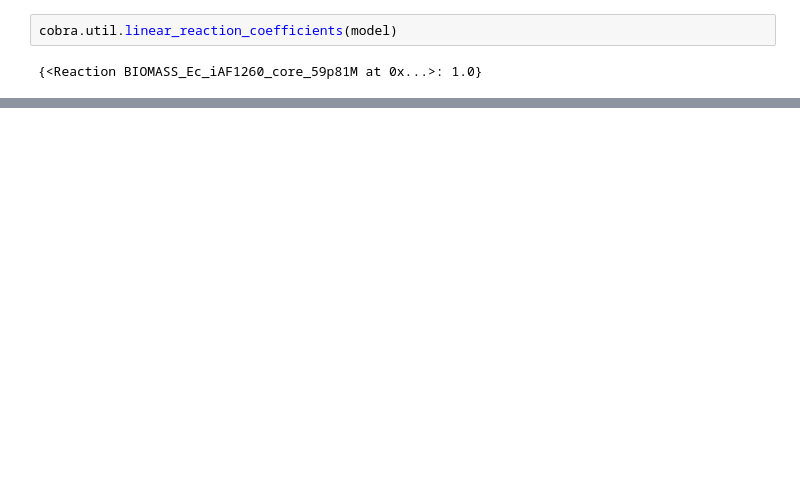
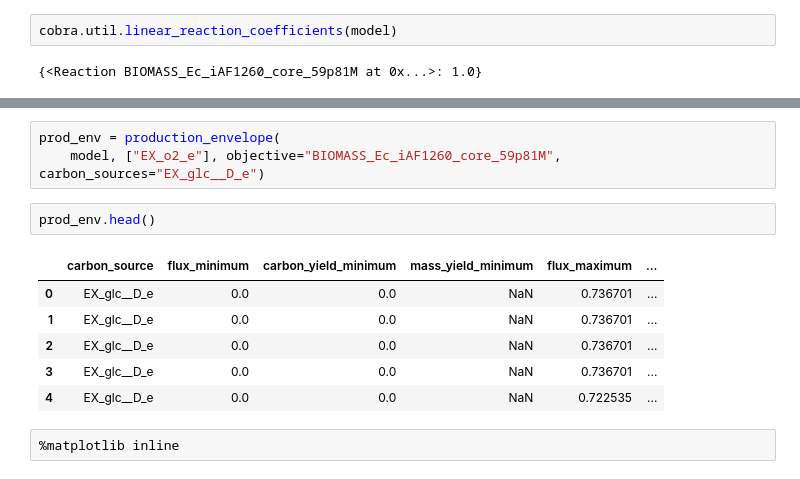
Before and after one commit to natifernandezs/Redes_Metabolicas, a Jupyter notebook: Redesmetabolicas.ipynb, the cells around one changed output, grey strips where cells are left out. Saved outputs shown, nothing was run; the diff lists cells and outputs as text; blank space fills up the shorter version.

```diff
--- a/Redesmetabolicas.ipynb
+++ b/Redesmetabolicas.ipynb
@@ -147,0 +161,14 @@ Primer valor no nulo de etanol: q_ethanol = 0.13750565462530345, mu = 1.64650949
+# %%
+prod_env = production_envelope(
+    model, ["EX_o2_e"], objective="BIOMASS_Ec_iAF1260_core_59p81M", carbon_sources="EX_glc__D_e")
+# %%
+prod_env.head()
+# %% [output]
+|  | carbon_source | flux_minimum | carbon_yield_minimum | mass_yield_minimum | flux_maximum | ... |
+| 0 | EX_glc__D_e | 0.0 | 0.0 | NaN | 0.736701 | ... |
+| 1 | EX_glc__D_e | 0.0 | 0.0 | NaN | 0.736701 | ... |
+| 2 | EX_glc__D_e | 0.0 | 0.0 | NaN | 0.736701 | ... |
+| 3 | EX_glc__D_e | 0.0 | 0.0 | NaN | 0.736701 | ... |
+| 4 | EX_glc__D_e | 0.0 | 0.0 | NaN | 0.722535 | ... |
+# %%
+%matplotlib inline
```
Also changed, not shown: parts of 8 cells of this notebook.
